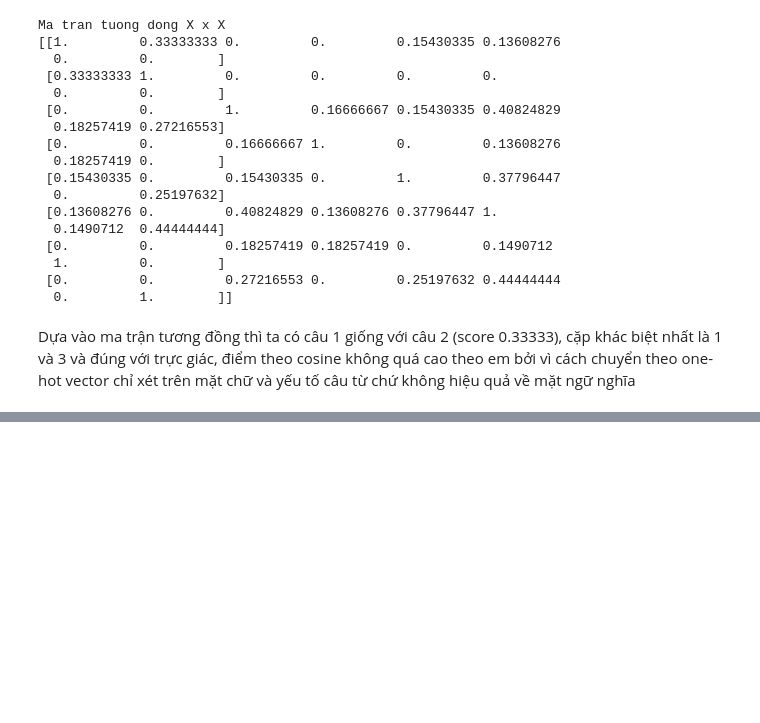
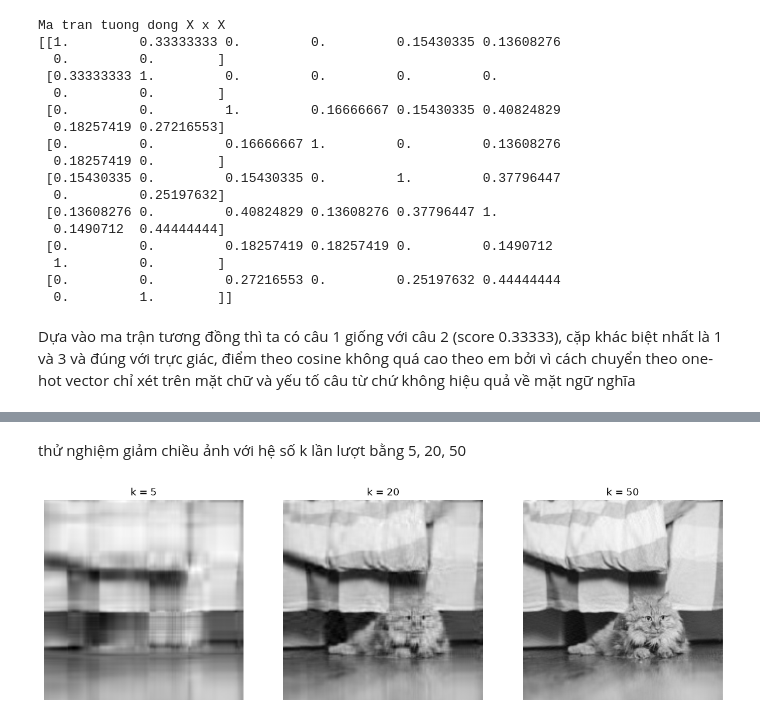
Before and after one commit to Giakhanh122/mliot-pyml-2026-hw, a Jupyter notebook: week01/week01_exercise.ipynb, the cells around one changed output, grey strips where cells are left out. Cells and saved outputs as stored; diff of their text form; code cells hidden in the pictures; blank space fills up the shorter version.

```diff
--- a/week01/week01_exercise.ipynb
+++ b/week01/week01_exercise.ipynb
@@ -130,0 +234,30 @@ Dựa vào ma trận tương đồng thì ta có câu 1 giống với câu 2 (sc
+# %%
+def reconstruct(k):
+    return (U[:,:k] * S[:k]) @ Vt[:k, :]
+# %% [markdown]
+thử nghiệm giảm chiều ảnh với hệ số k lần lượt bằng 5, 20, 50
+# %%
+re5 = reconstruct(5)
+re20 = reconstruct(20)
+re50 = reconstruct(50)
+
+plt.figure(figsize=(15,5))
+
+plt.subplot(1,3,1)
+plt.imshow(re5, cmap="gray")
+plt.title("k = 5")
+plt.axis("off")
+
+plt.subplot(1,3,2)
+plt.imshow(re20, cmap="gray")
+plt.title("k = 20")
+plt.axis("off")
+
+plt.subplot(1,3,3)
+plt.imshow(re50, cmap="gray")
+plt.title("k = 50")
+plt.axis("off")
+
+plt.show()
+# %% [output]
+[figure, added]
```
Also changed, not shown: parts of 10 cells of this notebook, 1 other file.
